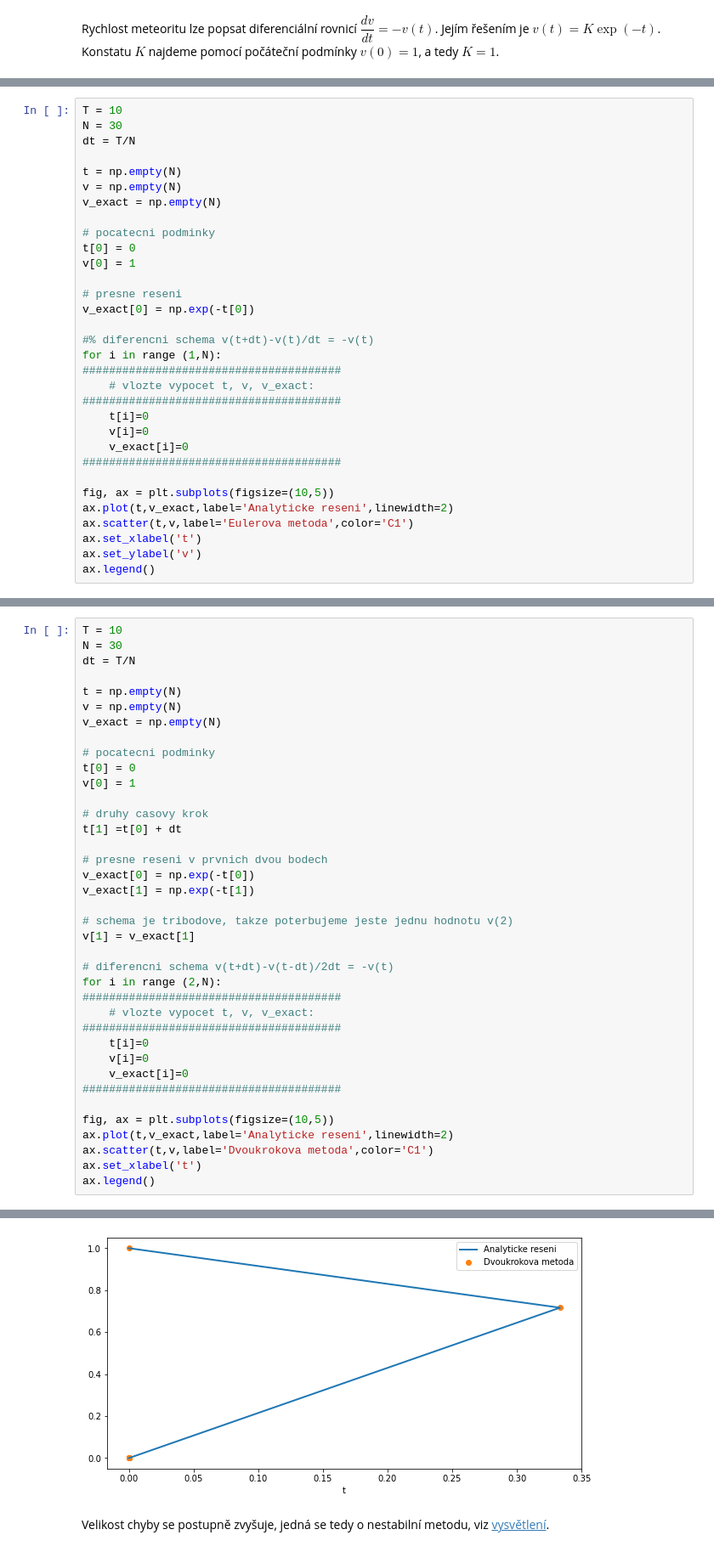
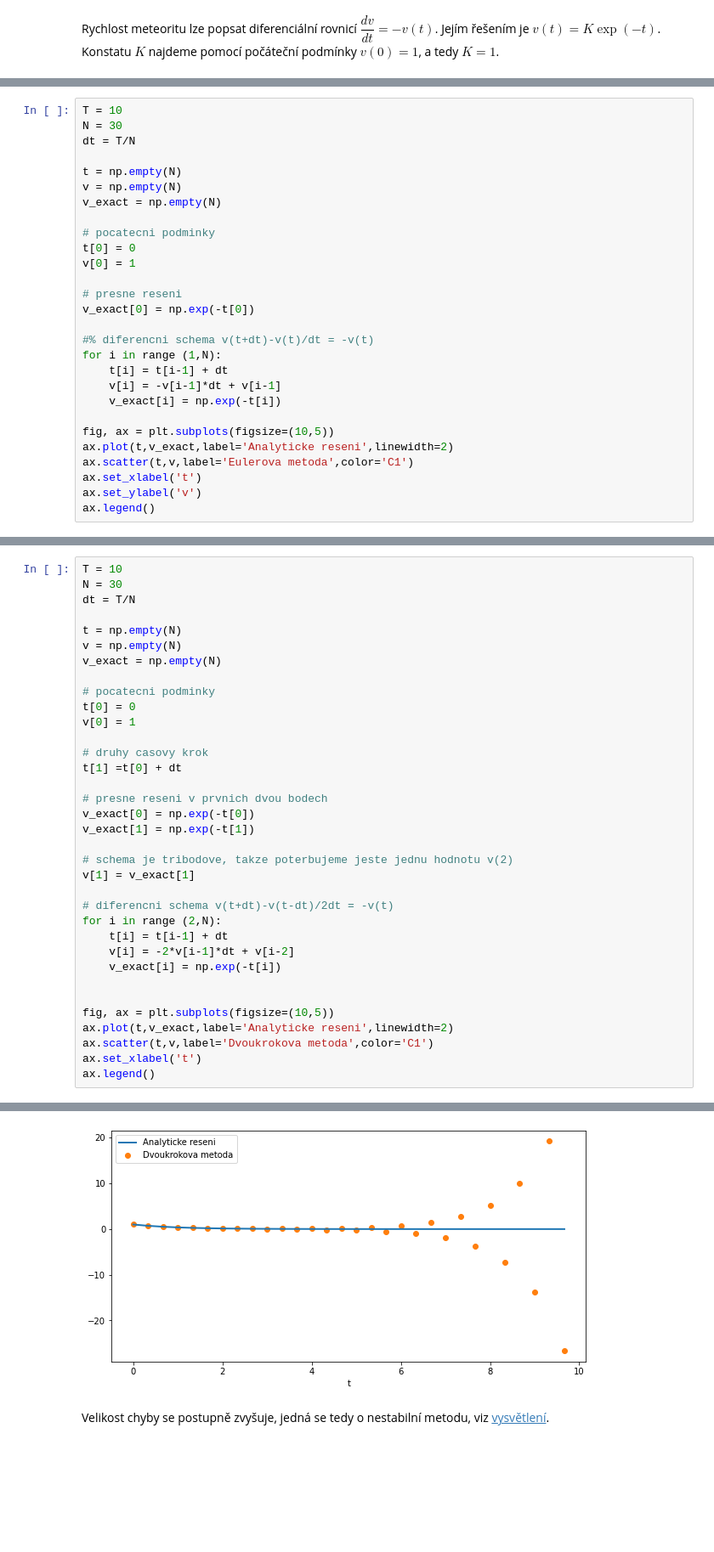
Before and after one commit to m-jirka/nme_cv, a Jupyter notebook: _build/jupyter_execute/Cviceni02.ipynb, the cells around one changed output, grey strips where cells are left out. Shown at 85% size. Cells and saved outputs as stored; diff of their text form; blank space fills up the shorter version.

```diff
--- a/_build/jupyter_execute/Cviceni02.ipynb
+++ b/_build/jupyter_execute/Cviceni02.ipynb
@@ -171,13 +223,9 @@ v_exact[0] = np.exp(-t[0])
 
 #% diferencni schema v(t+dt)-v(t)/dt = -v(t)
 for i in range (1,N):
-#######################################
-    # vlozte vypocet t, v, v_exact:
-#######################################
-    t[i]=0
-    v[i]=0
-    v_exact[i]=0
-#######################################
+    t[i] = t[i-1] + dt
+    v[i] = -v[i-1]*dt + v[i-1]
+    v_exact[i] = np.exp(-t[i])
 
 fig, ax = plt.subplots(figsize=(10,5))
 ax.plot(t,v_exact,label='Analyticke reseni',linewidth=2)
@@ -198,40 +246,37 @@ N = 30
 dt = T/N
 
 t = np.empty(N)
 v = np.empty(N)
 v_exact = np.empty(N)
 
 # pocatecni podminky
 t[0] = 0
 v[0] = 1
 
 # druhy casovy krok
 t[1] =t[0] + dt
 
 # presne reseni v prvnich dvou bodech
 v_exact[0] = np.exp(-t[0])
 v_exact[1] = np.exp(-t[1])
 
 # schema je tribodove, takze poterbujeme jeste jednu hodnotu v(2)
 v[1] = v_exact[1]
 
 # diferencni schema v(t+dt)-v(t-dt)/2dt = -v(t)
 for i in range (2,N):
-#######################################
-    # vlozte vypocet t, v, v_exact:
-#######################################
-    t[i]=0
-    v[i]=0
-    v_exact[i]=0
-#######################################
+    t[i] = t[i-1] + dt
+    v[i] = -2*v[i-1]*dt + v[i-2]
+    v_exact[i] = np.exp(-t[i])
+
 
 fig, ax = plt.subplots(figsize=(10,5))
 ax.plot(t,v_exact,label='Analyticke reseni',linewidth=2)
 ax.scatter(t,v,label='Dvoukrokova metoda',color='C1')
 ax.set_xlabel('t')
 ax.legend()
 # %% [output]
 <matplotlib.legend.Legend at 0x...>
-[figure, old version]
+[figure, new version]
 # %% [markdown]
 Velikost chyby se postupně zvyšuje, jedná se tedy o nestabilní metodu, viz [vysvětlení](http://kfe.fjfi.cvut.cz/~vachal/edu/nme/cviceni/01_chyby/DOCS/priklad_nestabilniho_algoritmu.pdf).
```
Also changed, not shown: parts of 7 cells of this notebook, 15 other files.
